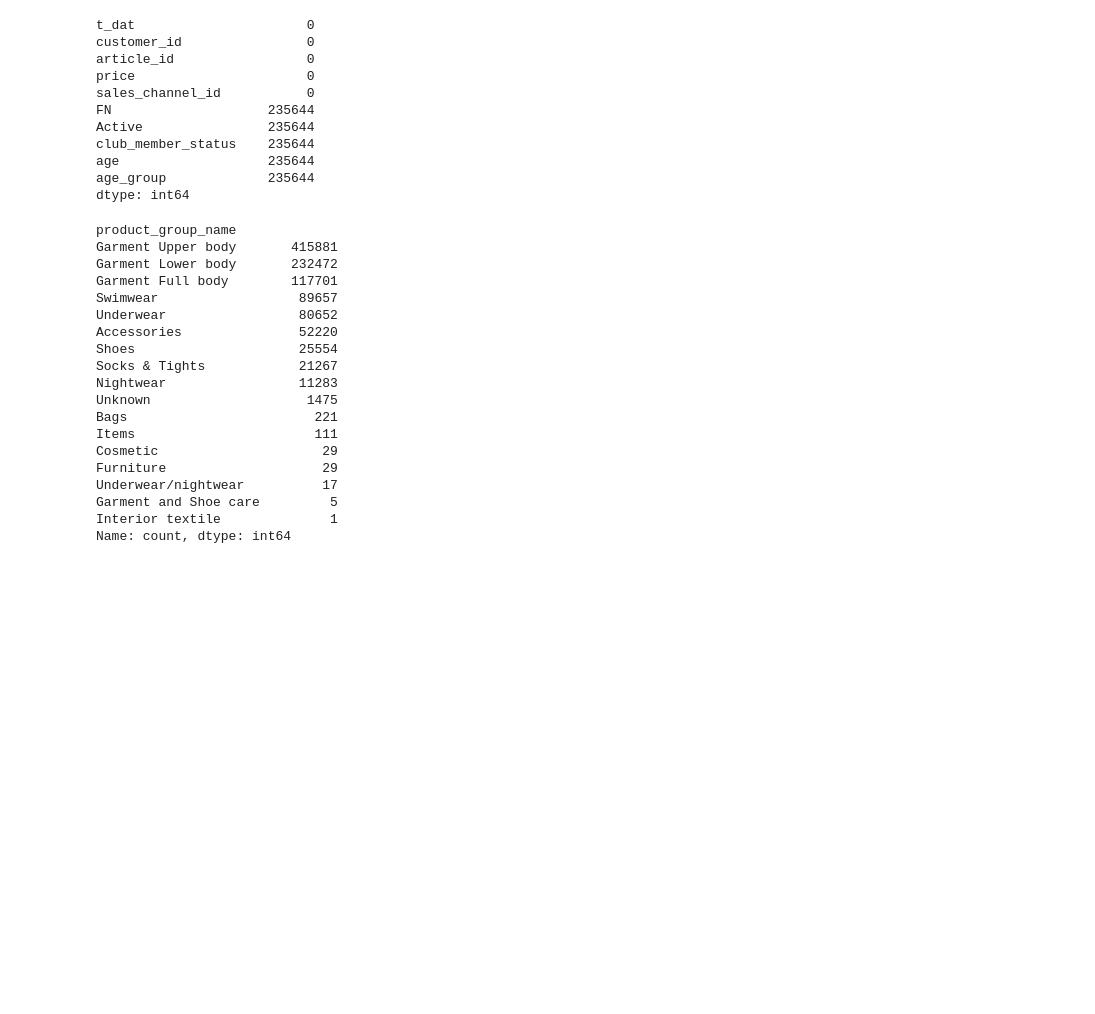
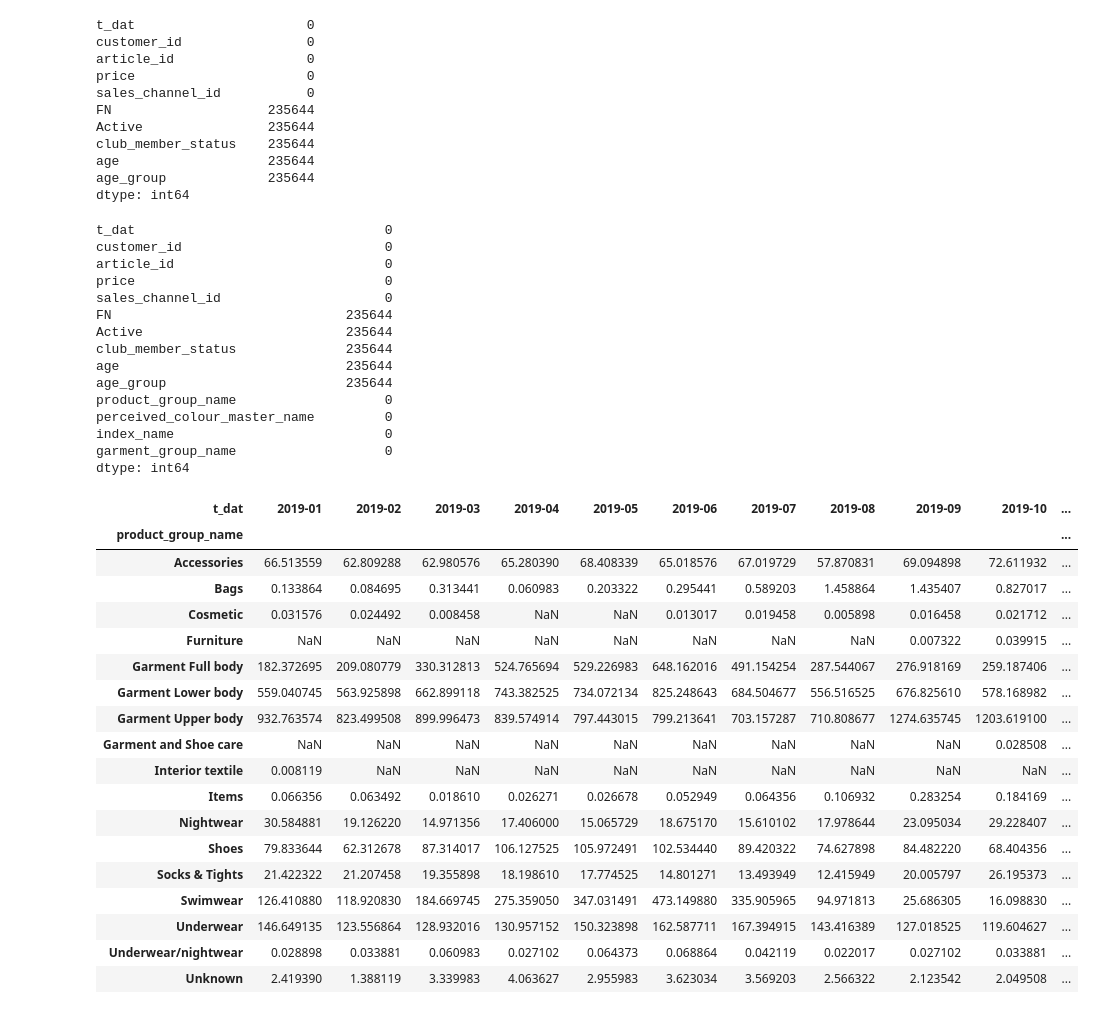
Before and after one commit to KyungminChang/4team-commerce-first-project, a Jupyter notebook: test.ipynb, the cells around one changed output. Saved outputs shown, nothing was run; the diff lists cells and outputs as text; code cells hidden in the pictures; blank space fills up the shorter version.

```diff
--- a/test.ipynb
+++ b/test.ipynb
@@ -179,24 +191,51 @@ age_group             235644
 dtype: int64
 # %%
 trans_cus_arc = pd.merge(trans_cus, articles_test, on = "article_id", how = "left")
-trans_cus_arc['product_group_name'].value_counts()
+trans_cus_arc.isna().sum()
 # %% [output]
-product_group_name
-Garment Upper body       415881
-Garment Lower body       232472
-Garment Full body        117701
-Swimwear                  89657
-Underwear                 80652
-Accessories               52220
-Shoes                     25554
-Socks & Tights            21267
-Nightwear                 11283
-Unknown                    1475
-Bags                        221
-Items                       111
-Cosmetic                     29
-Furniture                    29
-Underwear/nightwear          17
-Garment and Shoe care         5
-Interior textile              1
-Name: count, dtype: int64
+t_dat                                0
+customer_id                          0
+article_id                           0
+price                                0
+sales_channel_id                     0
+FN                              235644
+Active                          235644
+club_member_status              235644
+age                             235644
+age_group                       235644
+product_group_name                   0
+perceived_colour_master_name         0
+index_name                           0
+garment_group_name                   0
+dtype: int64
+# %%
+# 월별 상품군별 매출 groupby -> 제품군별 날짜에 따른 매출 pivot table 제작
+
+monthly_product_paid = trans_cus_arc.groupby(["t_dat", "product_group_name"])["price"].sum()
+monthly_product_paid = monthly_product_paid.to_frame()
+pv_mpp = pd.pivot_table(monthly_product_paid,
+                        index = "product_group_name",
+                        columns = "t_dat",
+                        values = "price",
+                        aggfunc = "sum")
+pv_mpp
+# %% [output]
+| t_dat | 2019-01 | 2019-02 | 2019-03 | 2019-04 | 2019-05 | 2019-06 | 2019-07 | 2019-08 | 2019-09 | 2019-10 | ... |
+| product_group_name |  |  |  |  |  |  |  |  |  |  | ... |
+| Accessories | 66.513559 | 62.809288 | 62.980576 | 65.280390 | 68.408339 | 65.018576 | 67.019729 | 57.870831 | 69.094898 | 72.611932 | ... |
+| Bags | 0.133864 | 0.084695 | 0.313441 | 0.060983 | 0.203322 | 0.295441 | 0.589203 | 1.458864 | 1.435407 | 0.827017 | ... |
+| Cosmetic | 0.031576 | 0.024492 | 0.008458 | NaN | NaN | 0.013017 | 0.019458 | 0.005898 | 0.016458 | 0.021712 | ... |
+| Furniture | NaN | NaN | NaN | NaN | NaN | NaN | NaN | NaN | 0.007322 | 0.039915 | ... |
+| Garment Full body | 182.372695 | 209.080779 | 330.312813 | 524.765694 | 529.226983 | 648.162016 | 491.154254 | 287.544067 | 276.918169 | 259.187406 | ... |
+| Garment Lower body | 559.040745 | 563.925898 | 662.899118 | 743.382525 | 734.072134 | 825.248643 | 684.504677 | 556.516525 | 676.825610 | 578.168982 | ... |
+| Garment Upper body | 932.763574 | 823.499508 | 899.996473 | 839.574914 | 797.443015 | 799.213641 | 703.157287 | 710.808677 | 1274.635745 | 1203.619100 | ... |
+| Garment and Shoe care | NaN | NaN | NaN | NaN | NaN | NaN | NaN | NaN | NaN | 0.028508 | ... |
+| Interior textile | 0.008119 | NaN | NaN | NaN | NaN | NaN | NaN | NaN | NaN | NaN | ... |
+| Items | 0.066356 | 0.063492 | 0.018610 | 0.026271 | 0.026678 | 0.052949 | 0.064356 | 0.106932 | 0.283254 | 0.184169 | ... |
+| Nightwear | 30.584881 | 19.126220 | 14.971356 | 17.406000 | 15.065729 | 18.675170 | 15.610102 | 17.978644 | 23.095034 | 29.228407 | ... |
+| Shoes | 79.833644 | 62.312678 | 87.314017 | 106.127525 | 105.972491 | 102.534440 | 89.420322 | 74.627898 | 84.482220 | 68.404356 | ... |
+| Socks & Tights | 21.422322 | 21.207458 | 19.355898 | 18.198610 | 17.774525 | 14.801271 | 13.493949 | 12.415949 | 20.005797 | 26.195373 | ... |
+| Swimwear | 126.410880 | 118.920830 | 184.669745 | 275.359050 | 347.031491 | 473.149880 | 335.905965 | 94.971813 | 25.686305 | 16.098830 | ... |
+| Underwear | 146.649135 | 123.556864 | 128.932016 | 130.957152 | 150.323898 | 162.587711 | 167.394915 | 143.416389 | 127.018525 | 119.604627 | ... |
+| Underwear/nightwear | 0.028898 | 0.033881 | 0.060983 | 0.027102 | 0.064373 | 0.068864 | 0.042119 | 0.022017 | 0.027102 | 0.033881 | ... |
+| Unknown | 2.419390 | 1.388119 | 3.339983 | 4.063627 | 2.955983 | 3.623034 | 3.569203 | 2.566322 | 2.123542 | 2.049508 | ... |
```
Also changed, not shown: parts of 11 cells of this notebook.
